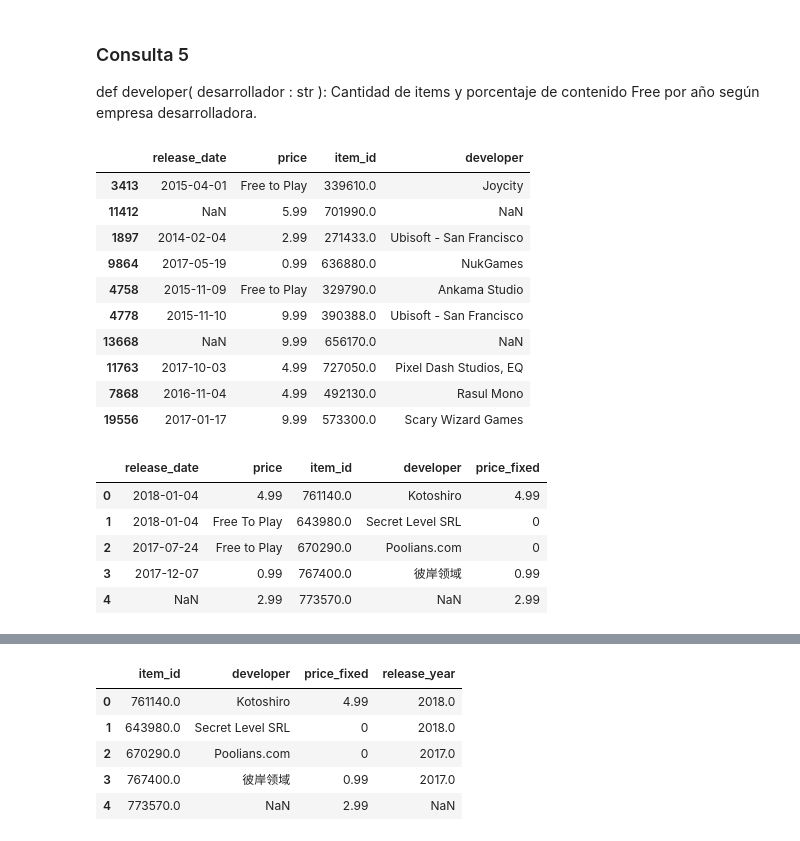
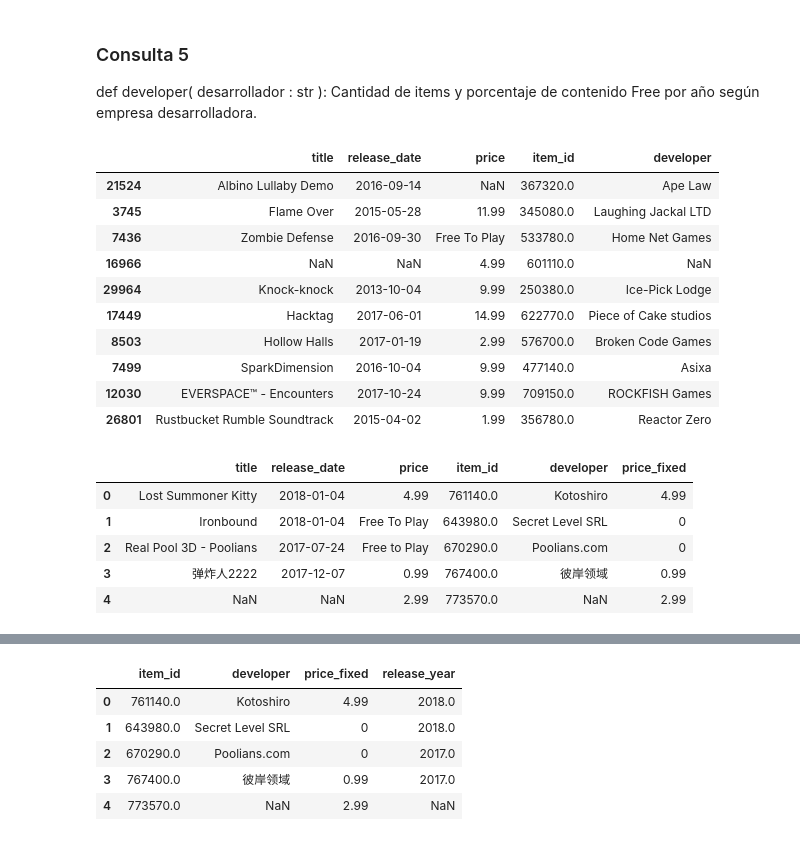
Before and after one commit to kimnegrette3/MLOps-Steam-Recommender-System, a Jupyter notebook: consultas_endpoints.ipynb, the cells around one changed output, grey strips where cells are left out. Saved outputs shown, nothing was run; the diff lists cells and outputs as text; code cells hidden in the pictures.

```diff
--- a/consultas_endpoints.ipynb
+++ b/consultas_endpoints.ipynb
@@ -431,31 +431,31 @@ sentiment_analysis('2014')
 ### Consulta 5
 def developer( desarrollador : str ): Cantidad de items y porcentaje de contenido Free por año según empresa desarrolladora.
 # %%
-columns = ['id', 'price', 'developer', 'release_date']
+columns = ['id', 'price', 'developer','title', 'release_date']
 games = pd.read_csv('datasets/steam_games.csv', usecols=columns).rename(columns={'id':'item_id'})
 games.sample(10)
 # %% [output]
-|  | release_date | price | item_id | developer |
-| 3413 | 2015-04-01 | Free to Play | 339610.0 | Joycity |
-| 11412 | NaN | 5.99 | 701990.0 | NaN |
-| 1897 | 2014-02-04 | 2.99 | 271433.0 | Ubisoft - San Francisco |
-| 9864 | 2017-05-19 | 0.99 | 636880.0 | NukGames |
-| 4758 | 2015-11-09 | Free to Play | 329790.0 | Ankama Studio |
-| 4778 | 2015-11-10 | 9.99 | 390388.0 | Ubisoft - San Francisco |
-| 13668 | NaN | 9.99 | 656170.0 | NaN |
-| 11763 | 2017-10-03 | 4.99 | 727050.0 | Pixel Dash Studios, EQ |
-| 7868 | 2016-11-04 | 4.99 | 492130.0 | Rasul Mono |
-| 19556 | 2017-01-17 | 9.99 | 573300.0 | Scary Wizard Games |
+|  | title | release_date | price | item_id | developer |
+| 21524 | Albino Lullaby Demo | 2016-09-14 | NaN | 367320.0 | Ape Law |
+| 3745 | Flame Over | 2015-05-28 | 11.99 | 345080.0 | Laughing Jackal LTD |
+| 7436 | Zombie Defense | 2016-09-30 | Free To Play | 533780.0 | Home Net Games |
+| 16966 | NaN | NaN | 4.99 | 601110.0 | NaN |
+| 29964 | Knock-knock | 2013-10-04 | 9.99 | 250380.0 | Ice-Pick Lodge |
+| 17449 | Hacktag | 2017-06-01 | 14.99 | 622770.0 | Piece of Cake studios |
+| 8503 | Hollow Halls | 2017-01-19 | 2.99 | 576700.0 | Broken Code Games |
+| 7499 | SparkDimension | 2016-10-04 | 9.99 | 477140.0 | Asixa |
+| 12030 | EVERSPACE™ - Encounters | 2017-10-24 | 9.99 | 709150.0 | ROCKFISH Games |
+| 26801 | Rustbucket Rumble Soundtrack | 2015-04-02 | 1.99 | 356780.0 | Reactor Zero |
 # %%
 games = fix_price(games)
 games.head()
 # %% [output]
-|  | release_date | price | item_id | developer | price_fixed |
-| 0 | 2018-01-04 | 4.99 | 761140.0 | Kotoshiro | 4.99 |
-| 1 | 2018-01-04 | Free To Play | 643980.0 | Secret Level SRL | 0 |
-| 2 | 2017-07-24 | Free to Play | 670290.0 | Poolians.com | 0 |
-| 3 | 2017-12-07 | 0.99 | 767400.0 | 彼岸领域 | 0.99 |
-| 4 | NaN | 2.99 | 773570.0 | NaN | 2.99 |
+|  | title | release_date | price | item_id | developer | price_fixed |
+| 0 | Lost Summoner Kitty | 2018-01-04 | 4.99 | 761140.0 | Kotoshiro | 4.99 |
+| 1 | Ironbound | 2018-01-04 | Free To Play | 643980.0 | Secret Level SRL | 0 |
+| 2 | Real Pool 3D - Poolians | 2017-07-24 | Free to Play | 670290.0 | Poolians.com | 0 |
+| 3 | 弹炸人2222 | 2017-12-07 | 0.99 | 767400.0 | 彼岸领域 | 0.99 |
+| 4 | NaN | NaN | 2.99 | 773570.0 | NaN | 2.99 |
 # %%
 import pandas as pd
 import re
```
Also changed, not shown: parts of 9 cells of this notebook, 1 other file.
